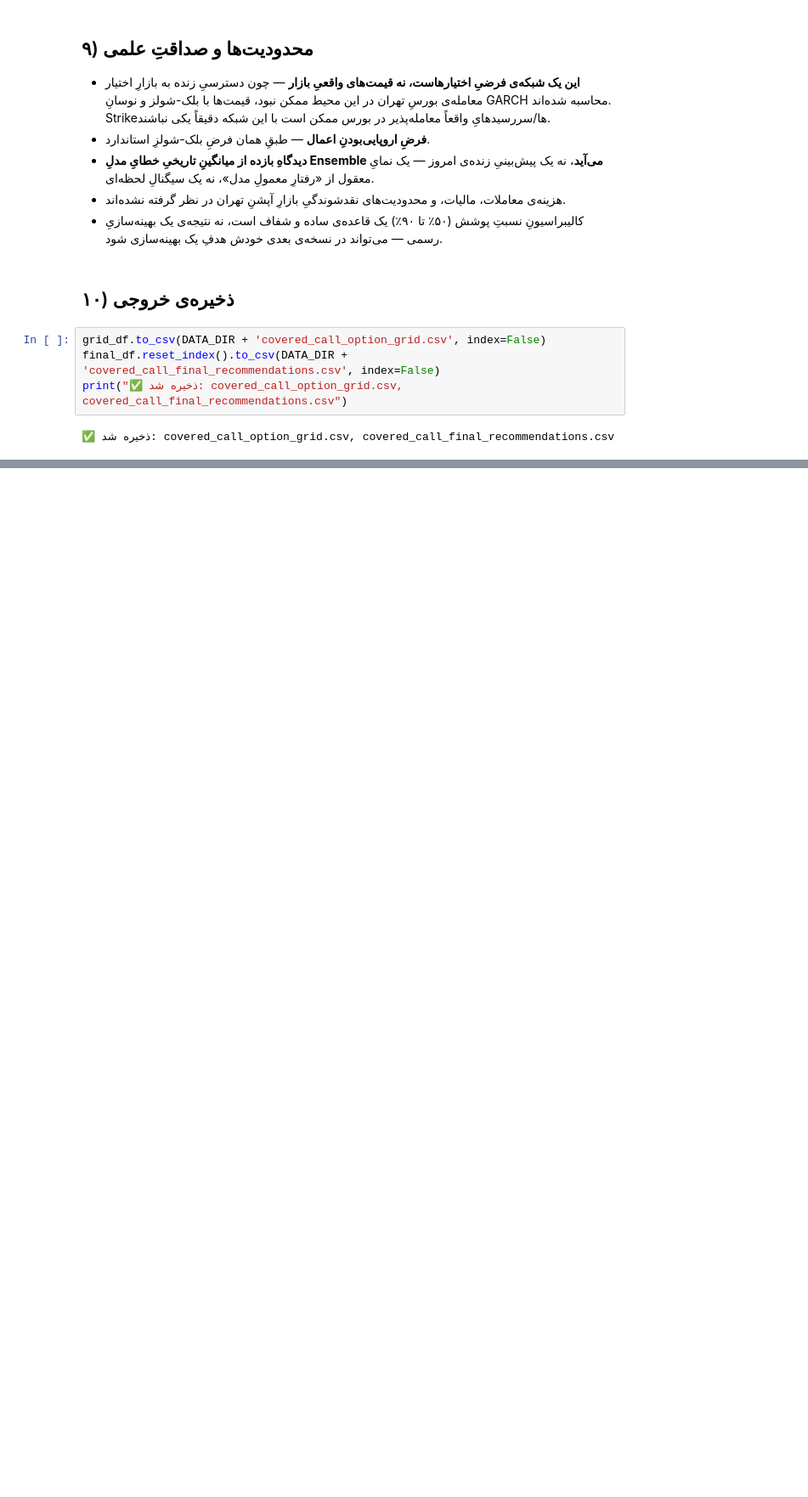
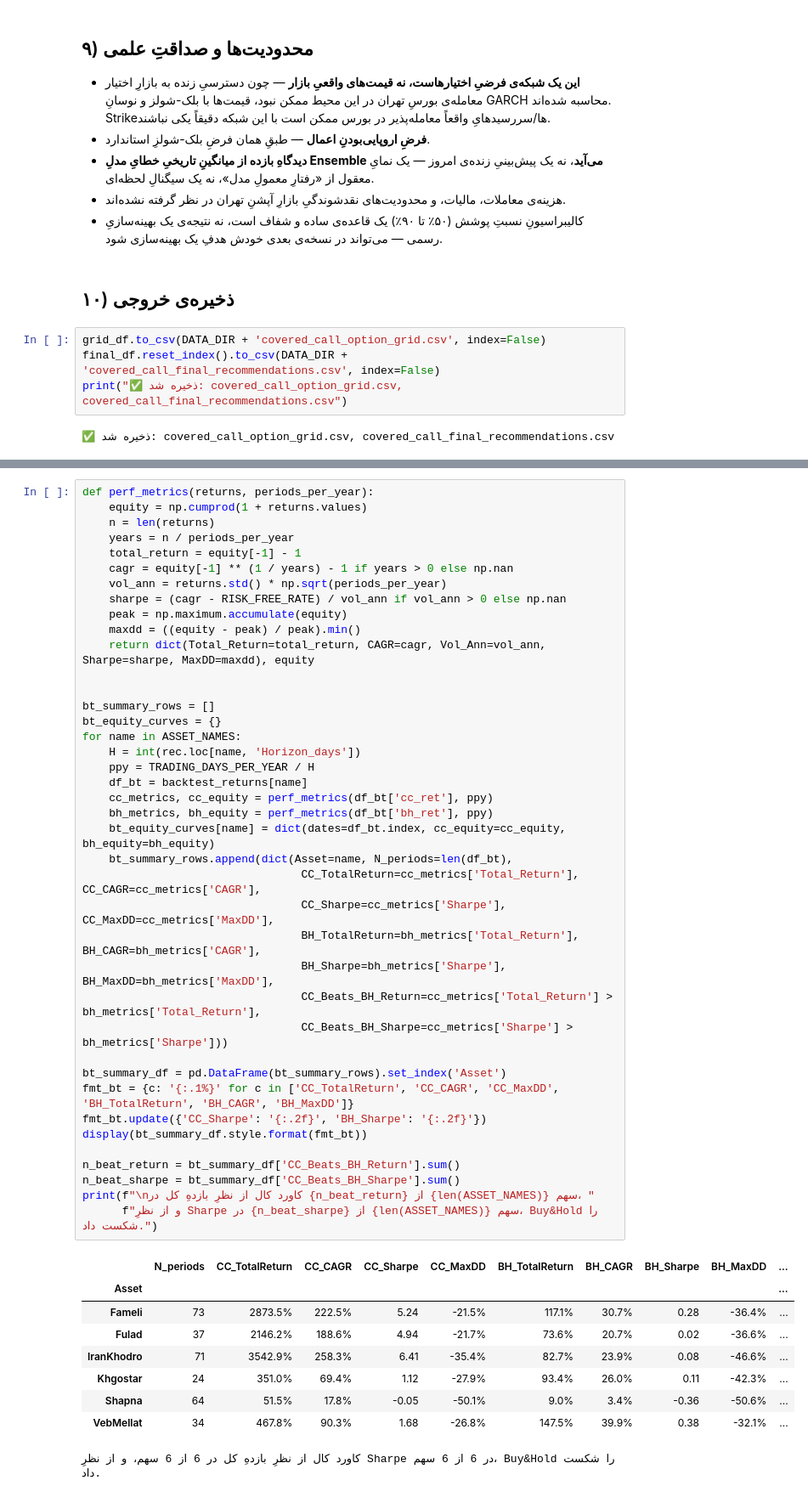
Before and after one commit to behzadkhlj/CoveredCall, a Jupyter notebook: final_covered_call_pipeline.ipynb, the cells around one changed output, grey strips where cells are left out. Shown at 85% size. Cells and saved outputs as stored; diff of their text form; blank space fills up the shorter version.

```diff
--- a/final_covered_call_pipeline.ipynb
+++ b/final_covered_call_pipeline.ipynb
@@ -2720,0 +2286,50 @@ print("ذخیره شد: backtest_corrected_results.csv, backtest_corrected_subpe
+# %%
+def perf_metrics(returns, periods_per_year):
+    equity = np.cumprod(1 + returns.values)
+    n = len(returns)
+    years = n / periods_per_year
+    total_return = equity[-1] - 1
+    cagr = equity[-1] ** (1 / years) - 1 if years > 0 else np.nan
+    vol_ann = returns.std() * np.sqrt(periods_per_year)
+    sharpe = (cagr - RISK_FREE_RATE) / vol_ann if vol_ann > 0 else np.nan
+    peak = np.maximum.accumulate(equity)
+    maxdd = ((equity - peak) / peak).min()
+    return dict(Total_Return=total_return, CAGR=cagr, Vol_Ann=vol_ann, Sharpe=sharpe, MaxDD=maxdd), equity
+
+
+bt_summary_rows = []
+bt_equity_curves = {}
+for name in ASSET_NAMES:
+    H = int(rec.loc[name, 'Horizon_days'])
+    ppy = TRADING_DAYS_PER_YEAR / H
+    df_bt = backtest_returns[name]
+    cc_metrics, cc_equity = perf_metrics(df_bt['cc_ret'], ppy)
+    bh_metrics, bh_equity = perf_metrics(df_bt['bh_ret'], ppy)
+    bt_equity_curves[name] = dict(dates=df_bt.index, cc_equity=cc_equity, bh_equity=bh_equity)
+    bt_summary_rows.append(dict(Asset=name, N_periods=len(df_bt),
+                                 CC_TotalReturn=cc_metrics['Total_Return'], CC_CAGR=cc_metrics['CAGR'],
+                                 CC_Sharpe=cc_metrics['Sharpe'], CC_MaxDD=cc_metrics['MaxDD'],
+                                 BH_TotalReturn=bh_metrics['Total_Return'], BH_CAGR=bh_metrics['CAGR'],
+                                 BH_Sharpe=bh_metrics['Sharpe'], BH_MaxDD=bh_metrics['MaxDD'],
+                                 CC_Beats_BH_Return=cc_metrics['Total_Return'] > bh_metrics['Total_Return'],
+                                 CC_Beats_BH_Sharpe=cc_metrics['Sharpe'] > bh_metrics['Sharpe']))
+
+bt_summary_df = pd.DataFrame(bt_summary_rows).set_index('Asset')
+fmt_bt = {c: '{:.1%}' for c in ['CC_TotalReturn', 'CC_CAGR', 'CC_MaxDD', 'BH_TotalReturn', 'BH_CAGR', 'BH_MaxDD']}
+fmt_bt.update({'CC_Sharpe': '{:.2f}', 'BH_Sharpe': '{:.2f}'})
+display(bt_summary_df.style.format(fmt_bt))
+
+n_beat_return = bt_summary_df['CC_Beats_BH_Return'].sum()
+n_beat_sharpe = bt_summary_df['CC_Beats_BH_Sharpe'].sum()
+print(f"\nکاورد کال از نظرِ بازدهِ کل در {n_beat_return} از {len(ASSET_NAMES)} سهم، "
+      f"و از نظرِ Sharpe در {n_beat_sharpe} از {len(ASSET_NAMES)} سهم، Buy&Hold را شکست داد.")
+# %% [output]
+|  | N_periods | CC_TotalReturn | CC_CAGR | CC_Sharpe | CC_MaxDD | BH_TotalReturn | BH_CAGR | BH_Sharpe | BH_MaxDD | ... |
+| Asset |  |  |  |  |  |  |  |  |  | ... |
+| Fameli | 73 | 2873.5% | 222.5% | 5.24 | -21.5% | 117.1% | 30.7% | 0.28 | -36.4% | ... |
+| Fulad | 37 | 2146.2% | 188.6% | 4.94 | -21.7% | 73.6% | 20.7% | 0.02 | -36.6% | ... |
+| IranKhodro | 71 | 3542.9% | 258.3% | 6.41 | -35.4% | 82.7% | 23.9% | 0.08 | -46.6% | ... |
+| Khgostar | 24 | 351.0% | 69.4% | 1.12 | -27.9% | 93.4% | 26.0% | 0.11 | -42.3% | ... |
+| Shapna | 64 | 51.5% | 17.8% | -0.05 | -50.1% | 9.0% | 3.4% | -0.36 | -50.6% | ... |
+| VebMellat | 34 | 467.8% | 90.3% | 1.68 | -26.8% | 147.5% | 39.9% | 0.38 | -32.1% | ... |
+کاورد کال از نظرِ بازدهِ کل در 6 از 6 سهم، و از نظرِ Sharpe در 6 از 6 سهم، Buy&Hold را شکست داد.
```
Also changed, not shown: parts of 60 cells of this notebook, 23 other files.
